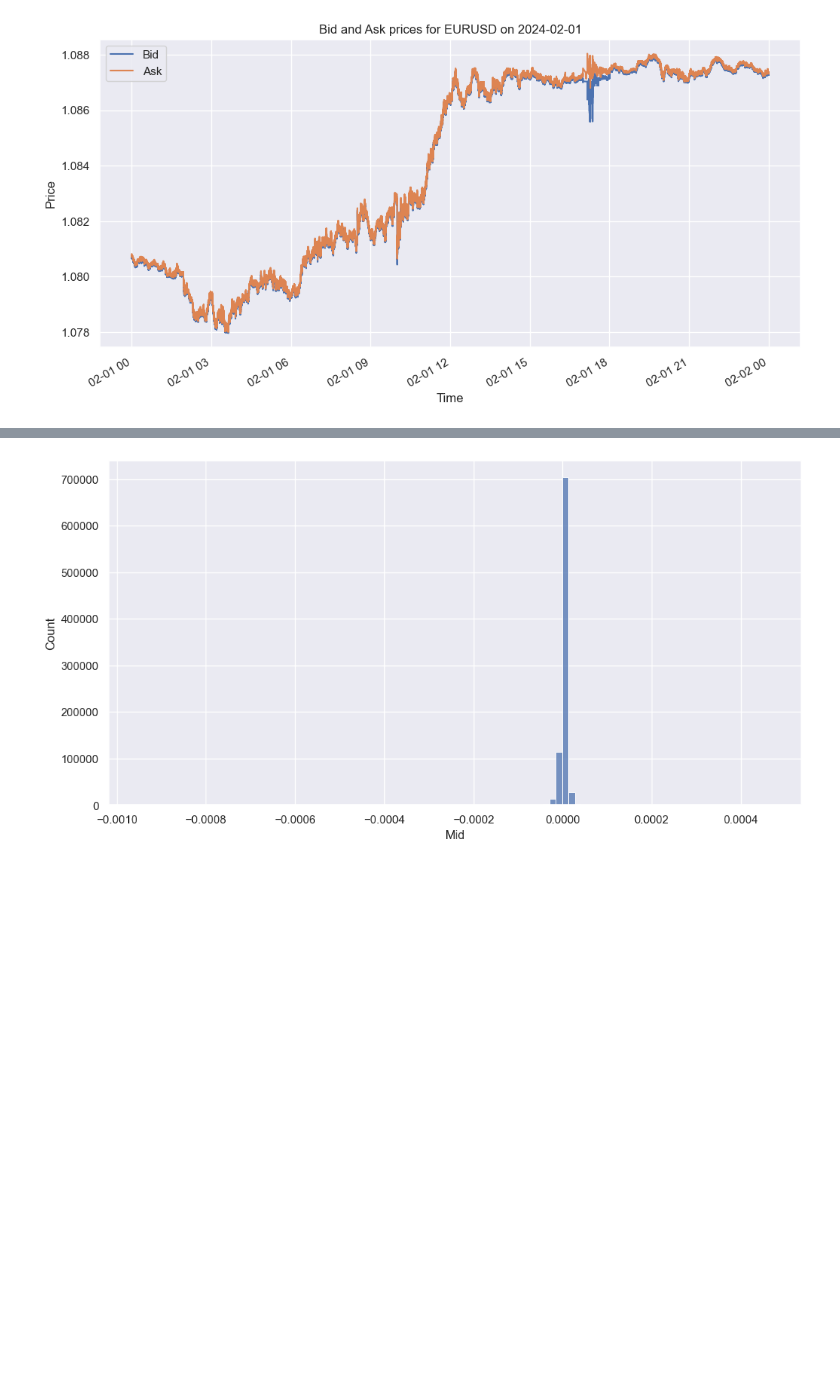
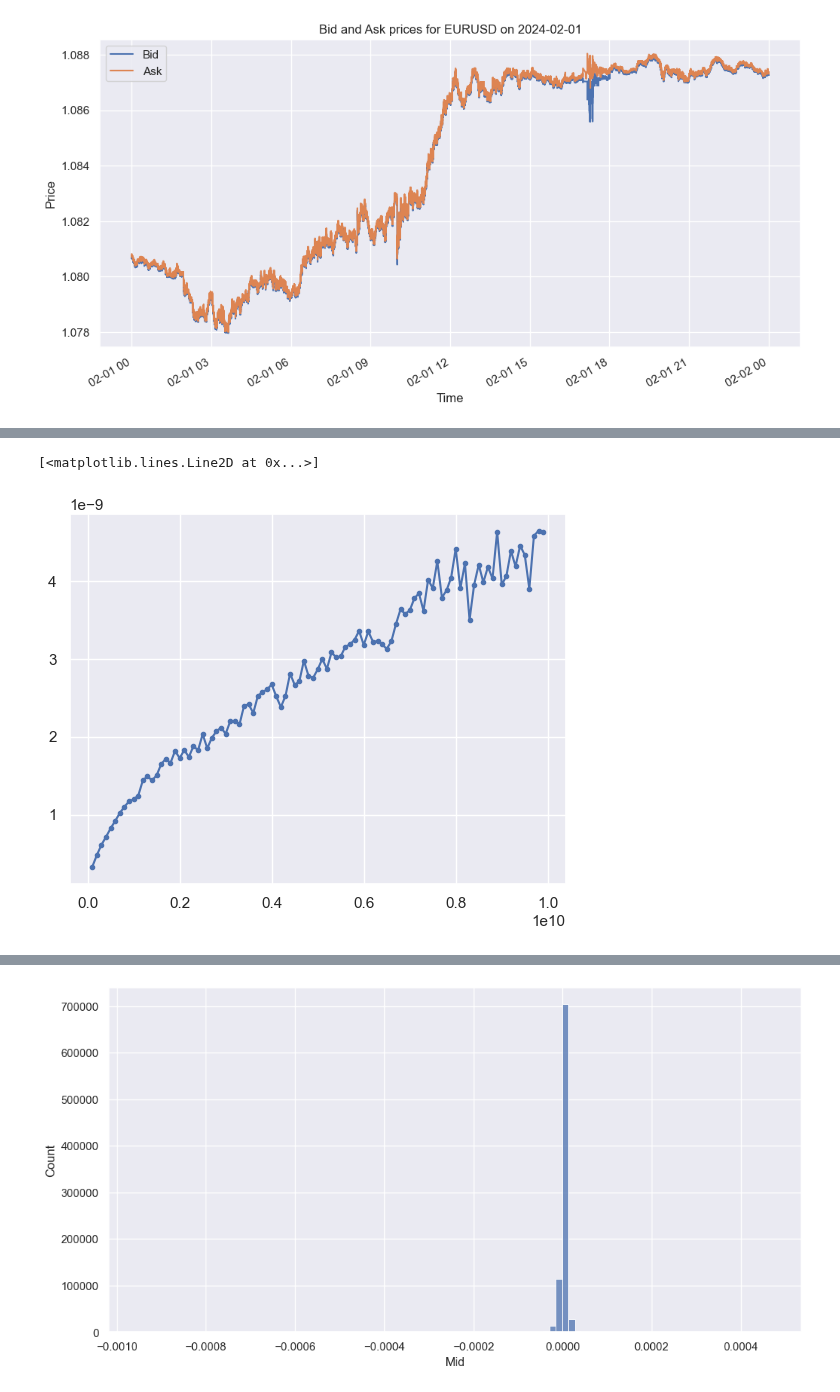
Before and after one commit to gaetanX21/hf-volatility, a Jupyter notebook: src/notebooks/playground/gaetan/gaetan_EURUSD.ipynb, the cells around one changed output, grey strips where cells are left out. Cells and saved outputs as stored; diff of their text form; code cells hidden in the pictures; blank space fills up the shorter version.

```diff
--- a/src/notebooks/playground/gaetan/gaetan_EURUSD.ipynb
+++ b/src/notebooks/playground/gaetan/gaetan_EURUSD.ipynb
@@ -35,0 +52,13 @@ plt.show()
+# %%
+ts = pd.Series(np.log(oneday['Bid'].values), index=oneday['Timestamp'])
+taus = misc.range_timedelta(100, 10000, 100, 'ms')
+dp = []
+for tau in taus:
+    dpm = (ts.resample(tau).first().ffill().diff()**2).mean()
+    dp.append(dpm)
+
+plt.figure()
+plt.plot(taus, dp, marker='.')
+# %% [output]
+[<matplotlib.lines.Line2D at 0x...>]
+[figure, added]
```
Also changed, not shown: parts of 2 cells of this notebook, 3 other files.
